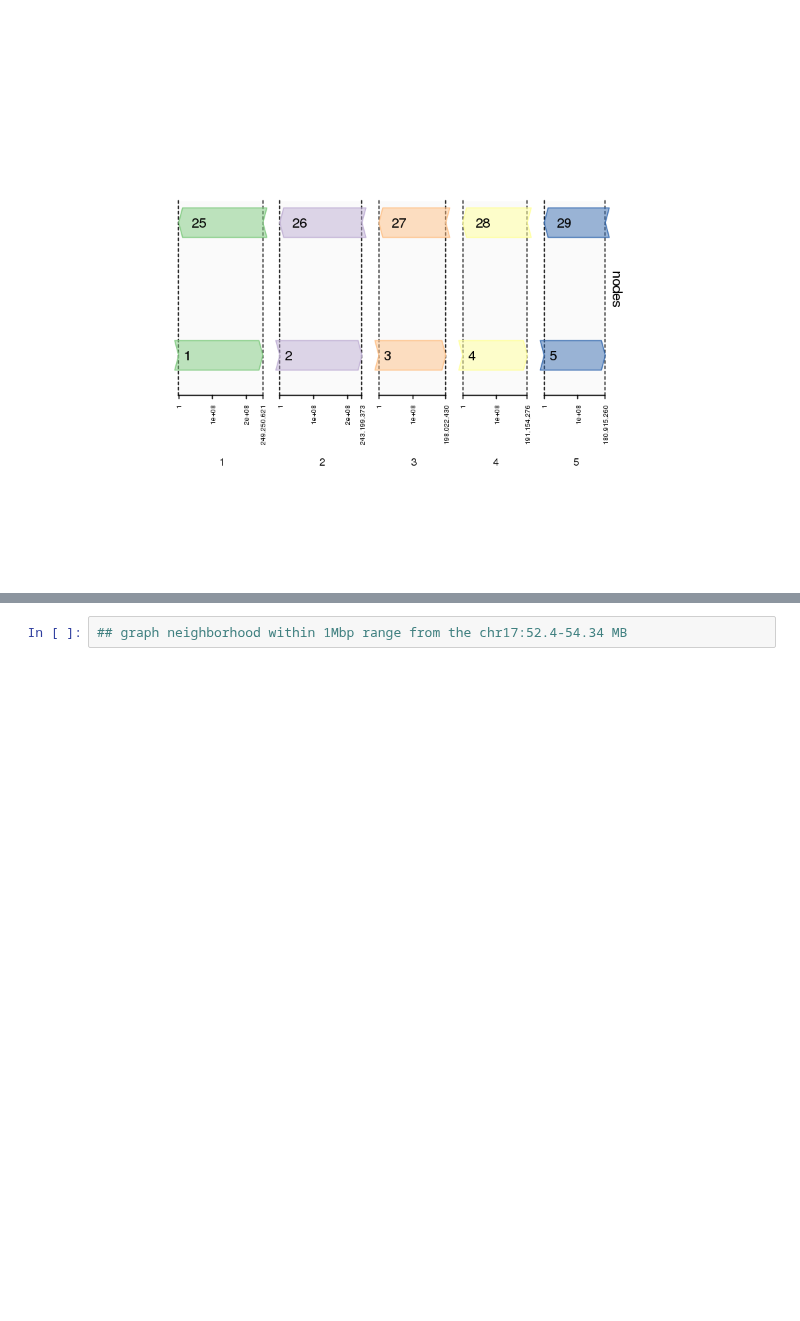
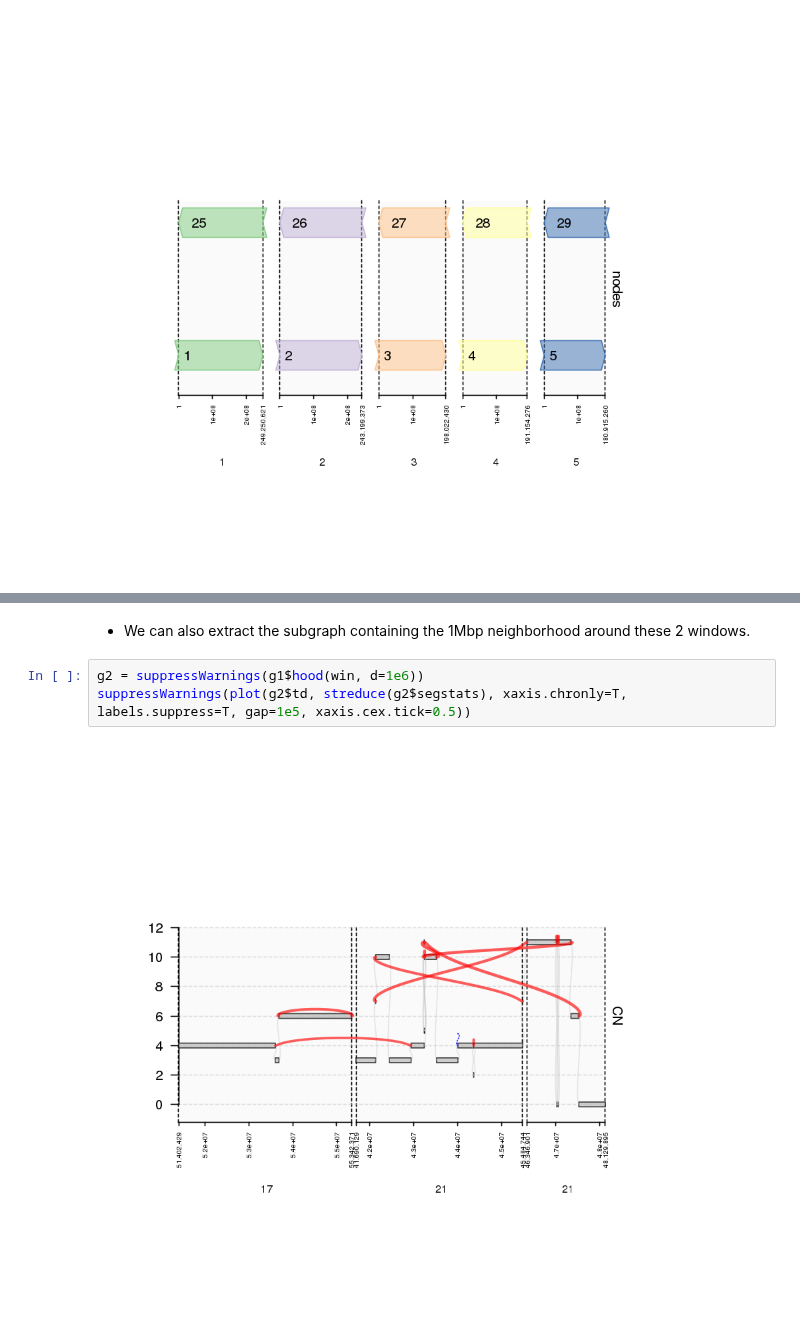
Before and after one commit to mskilab-org/gGnome, a Jupyter notebook: gGnome.ipynb, the cells around one changed output, grey strips where cells are left out. Cells and saved outputs as stored; diff of their text form; blank space fills up the shorter version.

```diff
--- a/gGnome.ipynb
+++ b/gGnome.ipynb
@@ -147,2 +148,7 @@ suppressWarnings(
-# %%
-## graph neighborhood within 1Mbp range from the chr17:52.4-54.34 MB
+# %% [markdown]
+* We can also extract the subgraph containing the 1Mbp neighborhood around these 2 windows.
+# %%
+g2 = suppressWarnings(g1$hood(win, d=1e6))
+suppressWarnings(plot(g2$td, streduce(g2$segstats), xaxis.chronly=T, labels.suppress=T, gap=1e5, xaxis.cex.tick=0.5))
+# %% [output]
+[figure, added]
```
Also changed, not shown: parts of 18 cells of this notebook.
